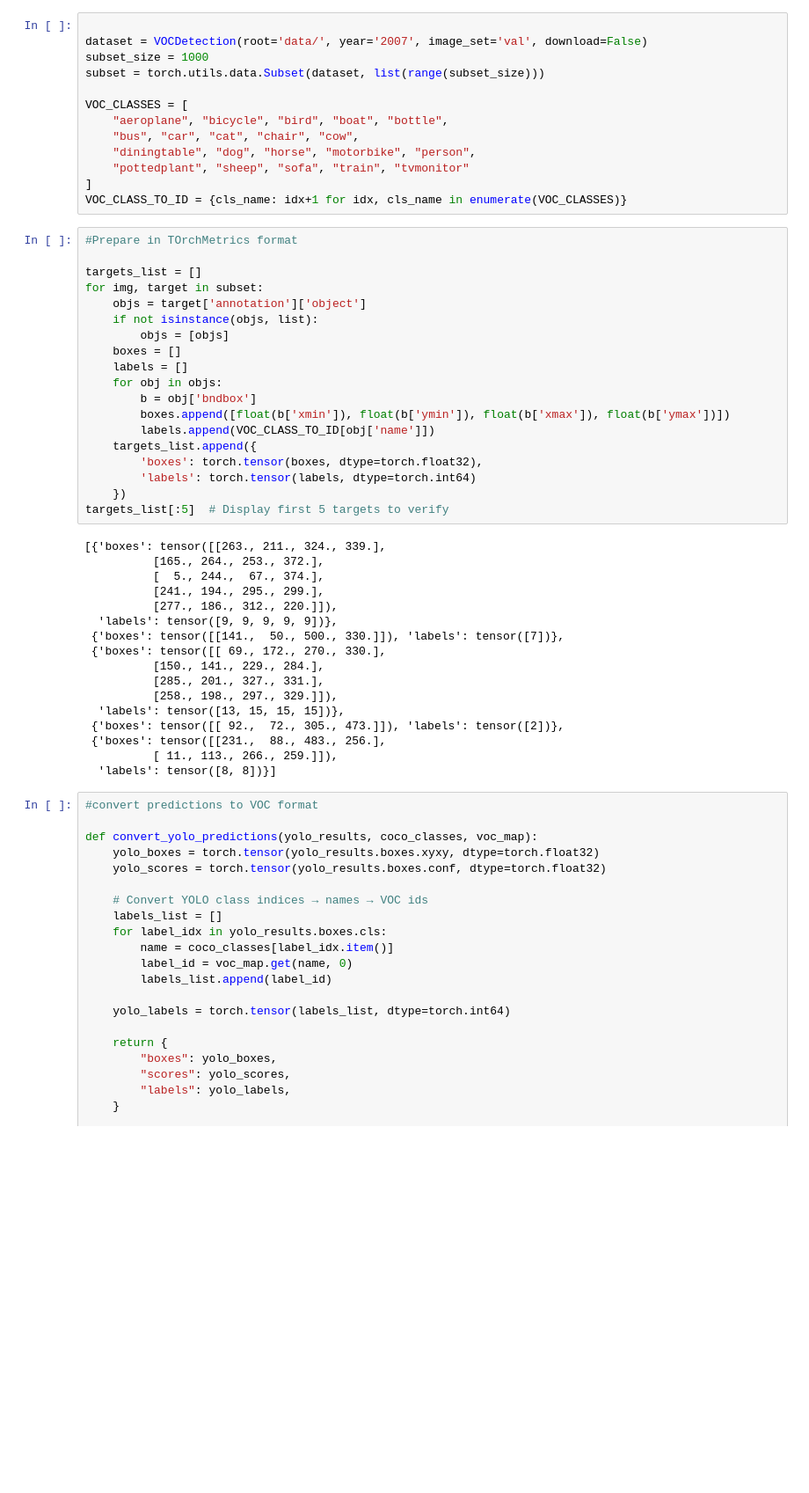
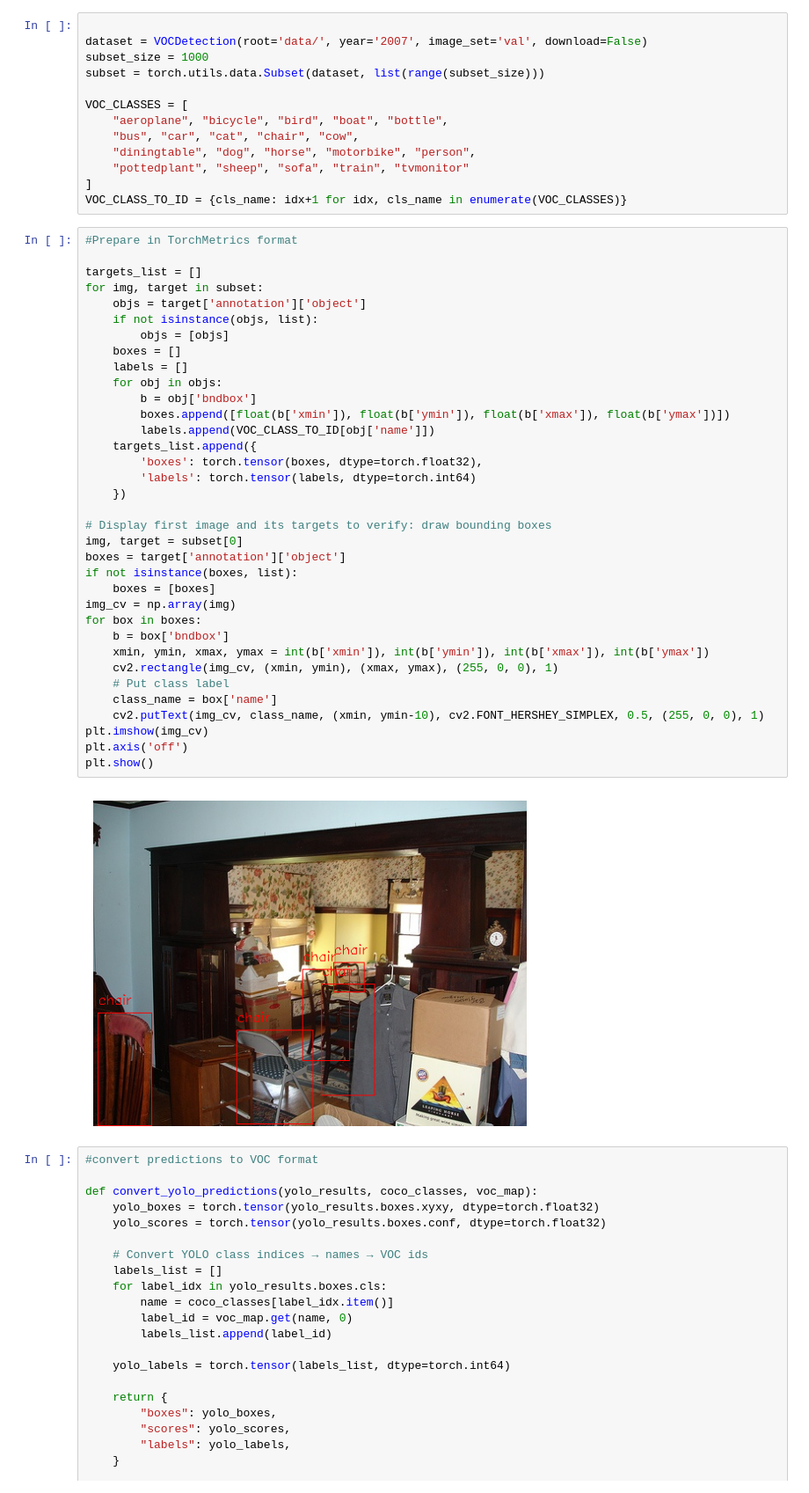
Before and after one commit to lucadavii/VisComp2025, a Jupyter notebook: Assignment2/task1.ipynb, the cells around one changed output. Shown at 88% size. Saved outputs shown, nothing was run; the diff lists cells and outputs as text; blank space fills up the shorter version.

```diff
--- a/Assignment2/task1.ipynb
+++ b/Assignment2/task1.ipynb
@@ -93,41 +92,42 @@ VOC_CLASSES = [
 ]
 VOC_CLASS_TO_ID = {cls_name: idx+1 for idx, cls_name in enumerate(VOC_CLASSES)}
 # %%
-#Prepare in TOrchMetrics format
+#Prepare in TorchMetrics format
 
 targets_list = []
 for img, target in subset:
     objs = target['annotation']['object']
     if not isinstance(objs, list):
         objs = [objs]
     boxes = []
     labels = []
     for obj in objs:
         b = obj['bndbox']
         boxes.append([float(b['xmin']), float(b['ymin']), float(b['xmax']), float(b['ymax'])])
         labels.append(VOC_CLASS_TO_ID[obj['name']])
     targets_list.append({
         'boxes': torch.tensor(boxes, dtype=torch.float32),
         'labels': torch.tensor(labels, dtype=torch.int64)
     })
-targets_list[:5]  # Display first 5 targets to verify
+
+# Display first image and its targets to verify: draw bounding boxes
+img, target = subset[0]
+boxes = target['annotation']['object']
+if not isinstance(boxes, list):
+    boxes = [boxes]
+img_cv = np.array(img)
+for box in boxes:
+    b = box['bndbox']
+    xmin, ymin, xmax, ymax = int(b['xmin']), int(b['ymin']), int(b['xmax']), int(b['ymax'])
+    cv2.rectangle(img_cv, (xmin, ymin), (xmax, ymax), (255, 0, 0), 1)
+    # Put class label
+    class_name = box['name']
+    cv2.putText(img_cv, class_name, (xmin, ymin-10), cv2.FONT_HERSHEY_SIMPLEX, 0.5, (255, 0, 0), 1)
+plt.imshow(img_cv)
+plt.axis('off')
+plt.show()
 # %% [output]
-[{'boxes': tensor([[263., 211., 324., 339.],
-          [165., 264., 253., 372.],
-          [  5., 244.,  67., 374.],
-          [241., 194., 295., 299.],
-          [277., 186., 312., 220.]]),
-  'labels': tensor([9, 9, 9, 9, 9])},
- {'boxes': tensor([[141.,  50., 500., 330.]]), 'labels': tensor([7])},
- {'boxes': tensor([[ 69., 172., 270., 330.],
-          [150., 141., 229., 284.],
-          [285., 201., 327., 331.],
-          [258., 198., 297., 329.]]),
-  'labels': tensor([13, 15, 15, 15])},
- {'boxes': tensor([[ 92.,  72., 305., 473.]]), 'labels': tensor([2])},
- {'boxes': tensor([[231.,  88., 483., 256.],
-          [ 11., 113., 266., 259.]]),
-  'labels': tensor([8, 8])}]
+[figure, added]
 # %%
 #convert predictions to VOC format
 
```
Also changed, not shown: parts of 5 cells of this notebook, 4 other files.
